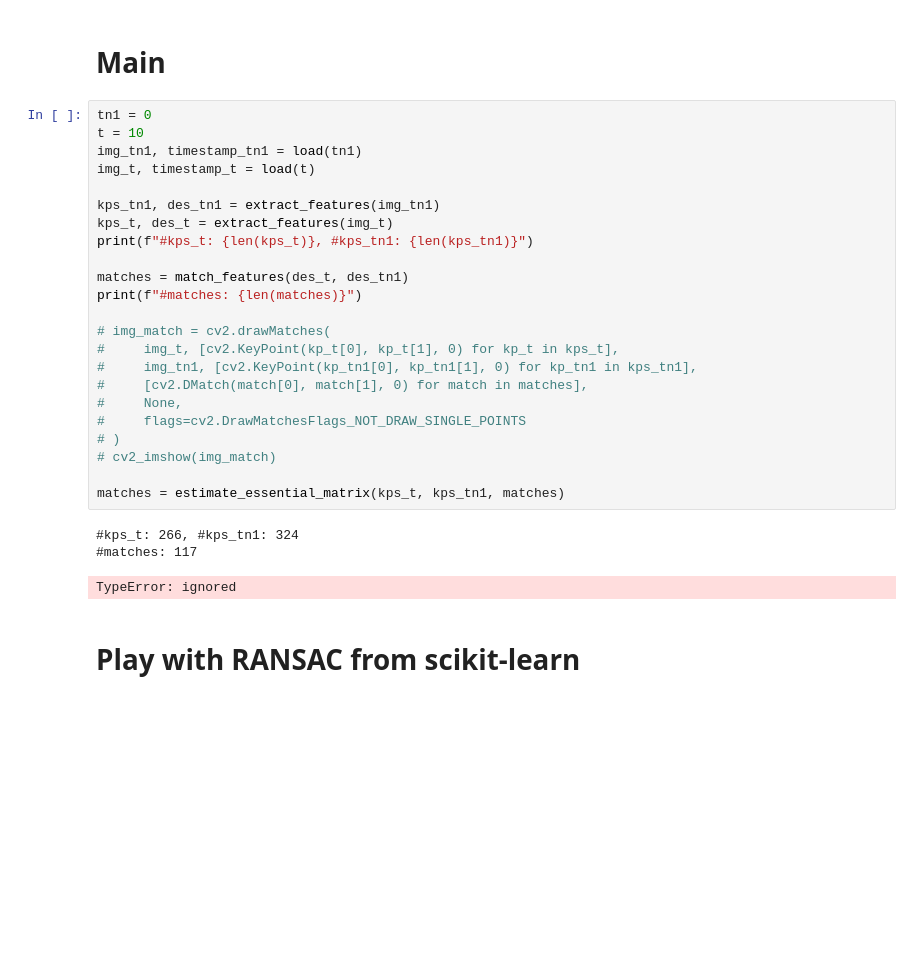
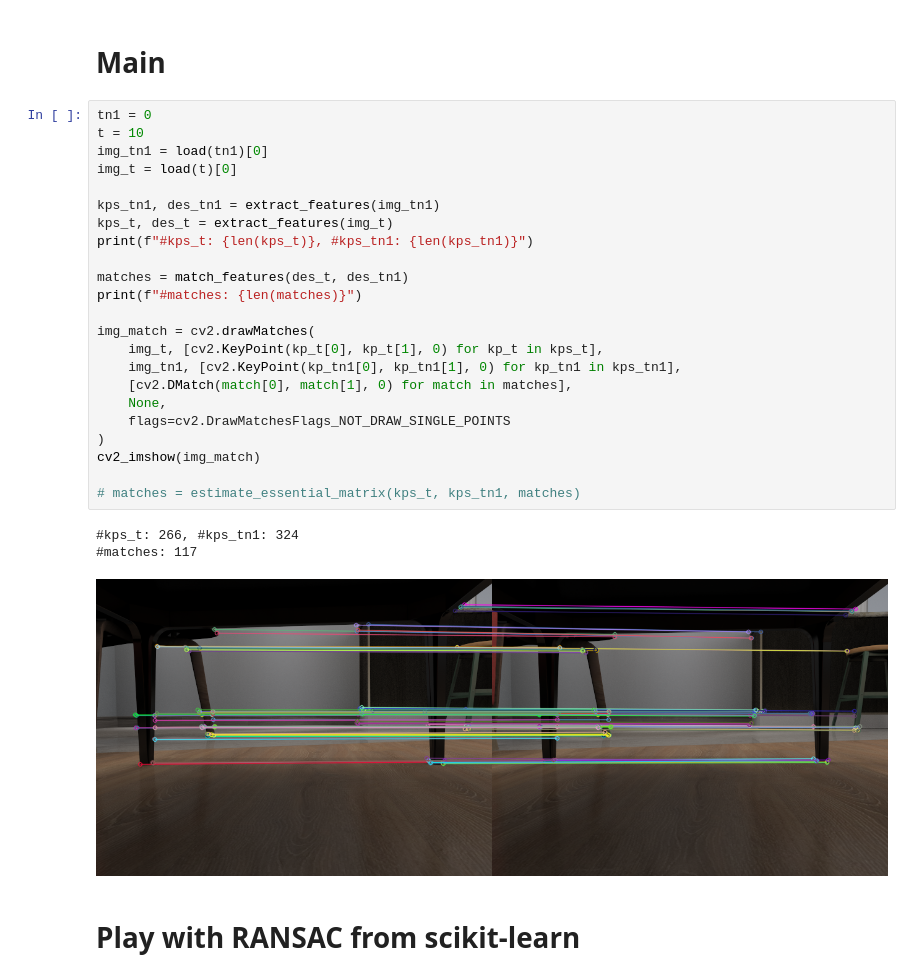
Before and after one commit to aditya-shriwastava/colab-notebooks, a Jupyter notebook: visual_odometry.ipynb, the cells around one changed output. Saved outputs shown, nothing was run; the diff lists cells and outputs as text; blank space fills up the shorter version.

```diff
--- a/visual_odometry.ipynb
+++ b/visual_odometry.ipynb
@@ -121,30 +153,30 @@ def estimate_essential_matrix(kps1, kps2, matches):
 # %%
 tn1 = 0
 t = 10
-img_tn1, timestamp_tn1 = load(tn1)
-img_t, timestamp_t = load(t)
+img_tn1 = load(tn1)[0]
+img_t = load(t)[0]
 
 kps_tn1, des_tn1 = extract_features(img_tn1)
 kps_t, des_t = extract_features(img_t)
 print(f"#kps_t: {len(kps_t)}, #kps_tn1: {len(kps_tn1)}")
 
 matches = match_features(des_t, des_tn1)
 print(f"#matches: {len(matches)}")
 
-# img_match = cv2.drawMatches(
-#     img_t, [cv2.KeyPoint(kp_t[0], kp_t[1], 0) for kp_t in kps_t],
-#     img_tn1, [cv2.KeyPoint(kp_tn1[0], kp_tn1[1], 0) for kp_tn1 in kps_tn1],
-#     [cv2.DMatch(match[0], match[1], 0) for match in matches],
-#     None,
-#     flags=cv2.DrawMatchesFlags_NOT_DRAW_SINGLE_POINTS
-# )
-# cv2_imshow(img_match)
+img_match = cv2.drawMatches(
+    img_t, [cv2.KeyPoint(kp_t[0], kp_t[1], 0) for kp_t in kps_t],
+    img_tn1, [cv2.KeyPoint(kp_tn1[0], kp_tn1[1], 0) for kp_tn1 in kps_tn1],
+    [cv2.DMatch(match[0], match[1], 0) for match in matches],
+    None,
+    flags=cv2.DrawMatchesFlags_NOT_DRAW_SINGLE_POINTS
+)
+cv2_imshow(img_match)
 
-matches = estimate_essential_matrix(kps_t, kps_tn1, matches)
+# matches = estimate_essential_matrix(kps_t, kps_tn1, matches)
 # %% [output]
 #kps_t: 266, #kps_tn1: 324
 #matches: 117
-TypeError: ignored
+[figure, added]
 # %% [markdown]
 # Play with RANSAC from scikit-learn
 # %%
```
Also changed, not shown: parts of 1 cell of this notebook.
